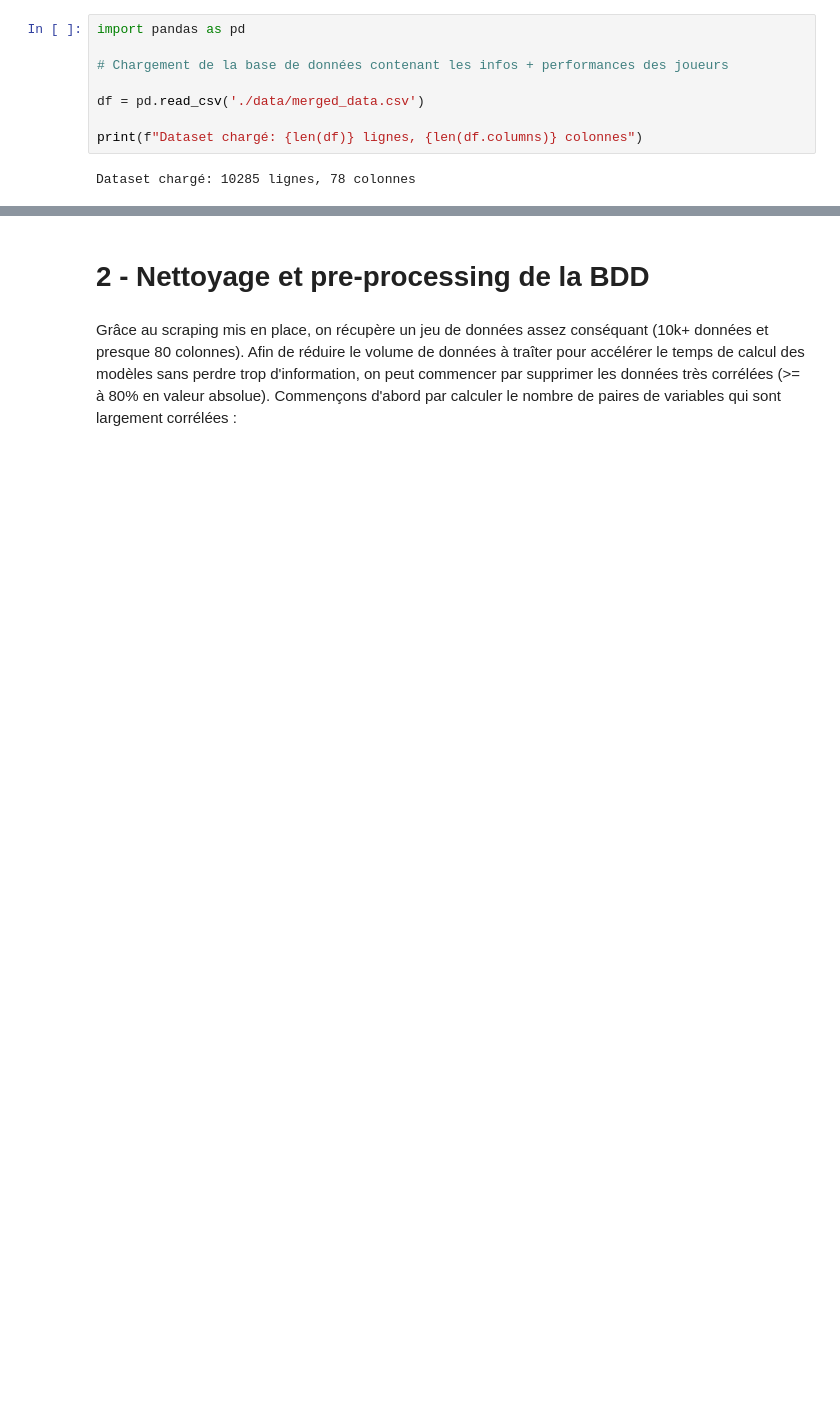
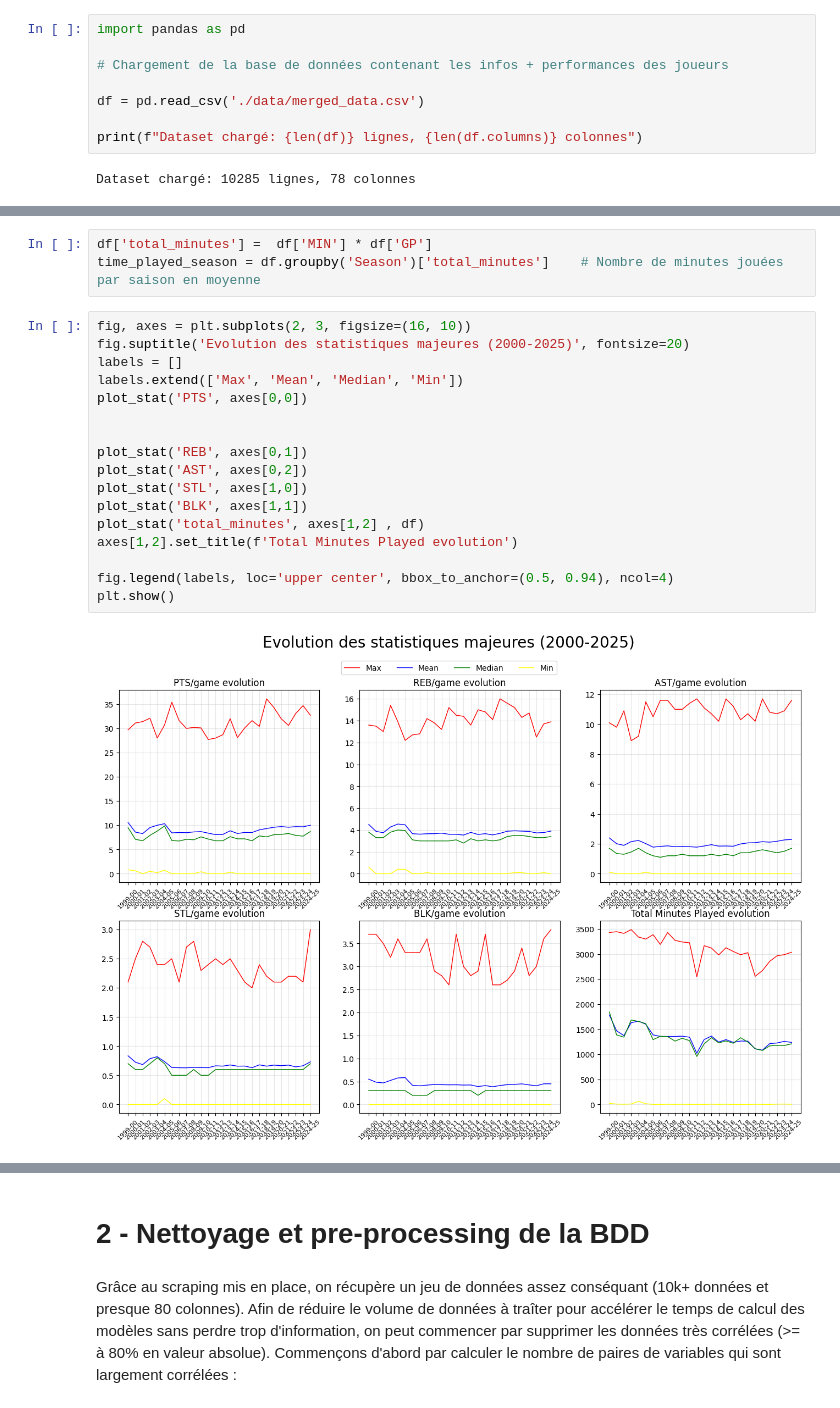
Before and after one commit to ElliotLunati/NBA_stats, a Jupyter notebook: clean_dataset.ipynb, the cells around one changed output, grey strips where cells are left out. Cells and saved outputs as stored; diff of their text form; blank space fills up the shorter version.

```diff
--- a/clean_dataset.ipynb
+++ b/clean_dataset.ipynb
@@ -10,0 +57,22 @@ Dataset chargé: 10285 lignes, 78 colonnes
+# %%
+df['total_minutes'] =  df['MIN'] * df['GP']
+time_played_season = df.groupby('Season')['total_minutes']    # Nombre de minutes jouées par saison en moyenne
+# %%
+fig, axes = plt.subplots(2, 3, figsize=(16, 10))
+fig.suptitle('Evolution des statistiques majeures (2000-2025)', fontsize=20)
+labels = []
+labels.extend(['Max', 'Mean', 'Median', 'Min'])
+plot_stat('PTS', axes[0,0])
+
+
+plot_stat('REB', axes[0,1])
+plot_stat('AST', axes[0,2])
+plot_stat('STL', axes[1,0])
+plot_stat('BLK', axes[1,1])
+plot_stat('total_minutes', axes[1,2] , df)
+axes[1,2].set_title(f'Total Minutes Played evolution')
+
+fig.legend(labels, loc='upper center', bbox_to_anchor=(0.5, 0.94), ncol=4)
+plt.show()
+# %% [output]
+[figure, added]
```
Also changed, not shown: parts of 35 cells of this notebook, 1 other file.
